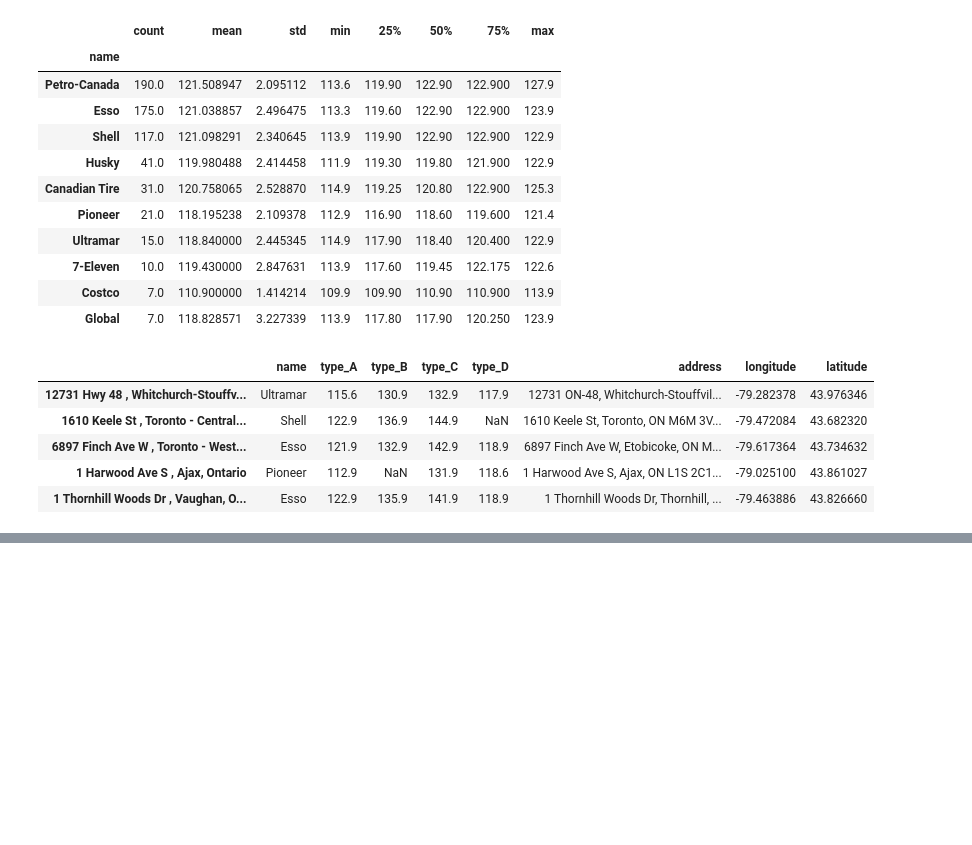
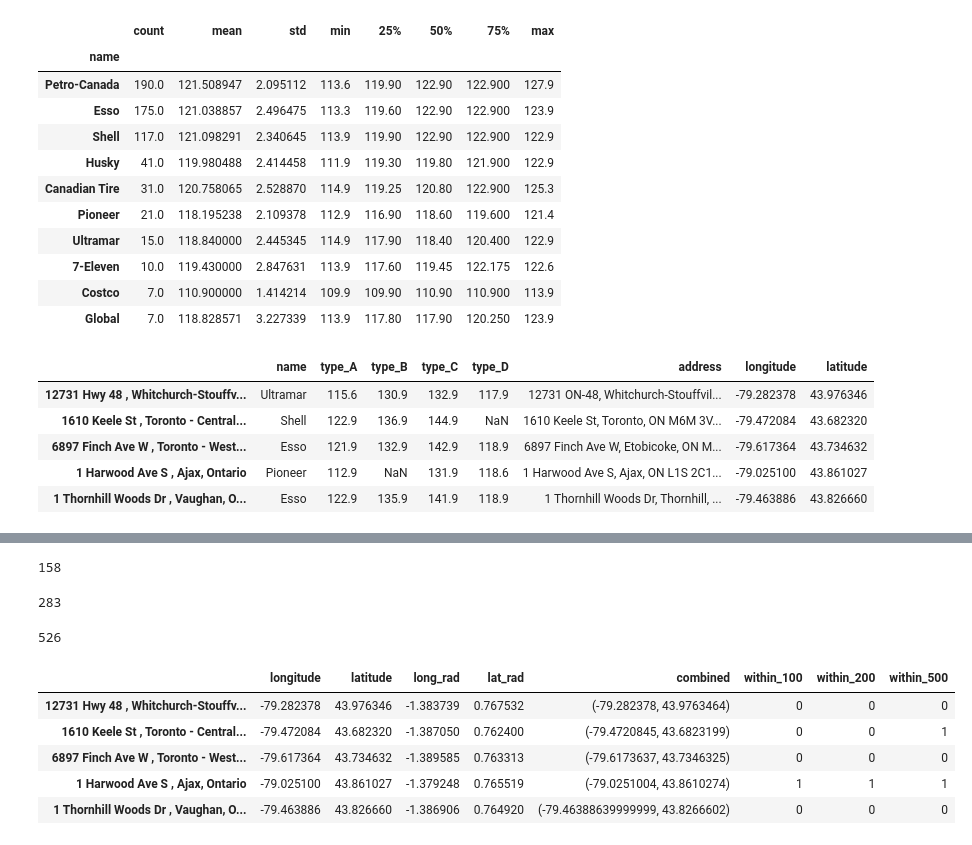
Before and after one commit to keithqu/dsp, a Jupyter notebook: gasprices/gas prices.ipynb, the cells around one changed output, grey strips where cells are left out. Cells and saved outputs as stored; diff of their text form; code cells hidden in the pictures; blank space fills up the shorter version.

```diff
--- a/gasprices/gas prices.ipynb
+++ b/gasprices/gas prices.ipynb
@@ -291,0 +348,5 @@ with open('gas_stations.json','w') as outfile:
+# %%
+within_100 = []
+for i in range(len(coords_df)):
+    closest_coord = xy_closest(coords_df['combined'][coords_df.index != coords_df.index[i]], coords_df.iloc[i]['combined'])
+    within_100.append(xy_distance(coords_df.iloc[i]['combined'][0],coords_df.iloc[i]['combined'][1], closest_coord[0], closest_coord[1]) <= 0.1)
@@ -291,0 +363,12 @@ with open('gas_stations.json','w') as outfile:
+# %%
+sum(within_100)
+# %% [output]
+158
+# %%
+sum(within_200)
+# %% [output]
+283
+# %%
+sum(within_500)
+# %% [output]
+526
@@ -291,0 +379,9 @@ with open('gas_stations.json','w') as outfile:
+# %%
+coords_df.head()
+# %% [output]
+|  | longitude | latitude | long_rad | lat_rad | combined | within_100 | within_200 | within_500 |
+| 12731 Hwy 48 , Whitchurch-Stouffv... | -79.282378 | 43.976346 | -1.383739 | 0.767532 | (-79.282378, 43.9763464) | 0 | 0 | 0 |
+| 1610 Keele St , Toronto - Central... | -79.472084 | 43.682320 | -1.387050 | 0.762400 | (-79.4720845, 43.6823199) | 0 | 0 | 1 |
+| 6897 Finch Ave W , Toronto - West... | -79.617364 | 43.734632 | -1.389585 | 0.763313 | (-79.6173637, 43.7346325) | 0 | 0 | 0 |
+| 1 Harwood Ave S , Ajax, Ontario | -79.025100 | 43.861027 | -1.379248 | 0.765519 | (-79.0251004, 43.8610274) | 1 | 1 | 1 |
+| 1 Thornhill Woods Dr , Vaughan, O... | -79.463886 | 43.826660 | -1.386906 | 0.764920 | (-79.46388639999999, 43.8266602) | 0 | 0 | 0 |
```
Also changed, not shown: parts of 20 cells of this notebook.
